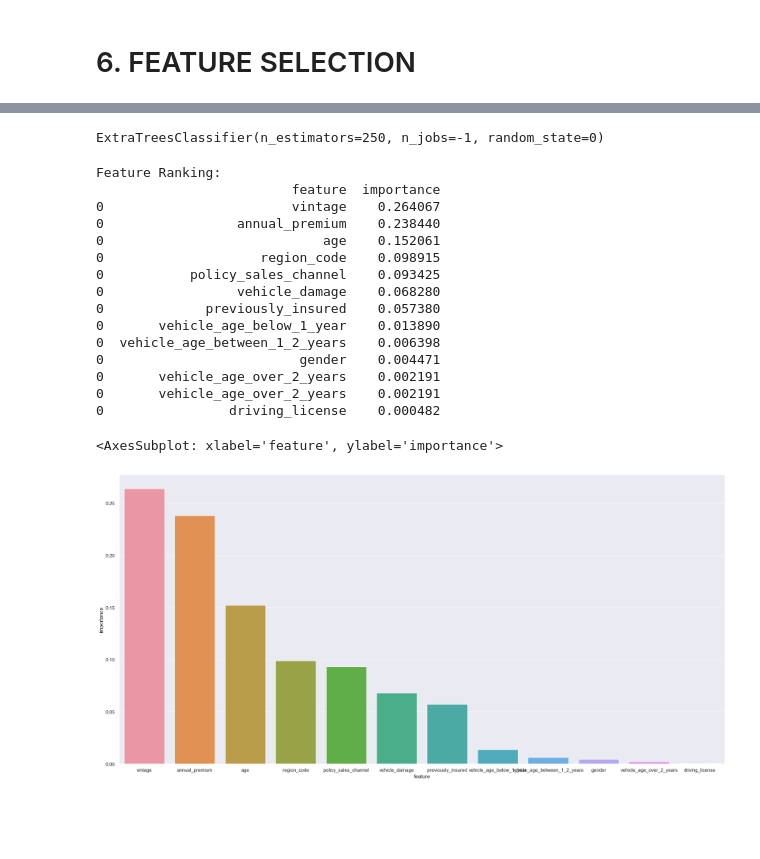
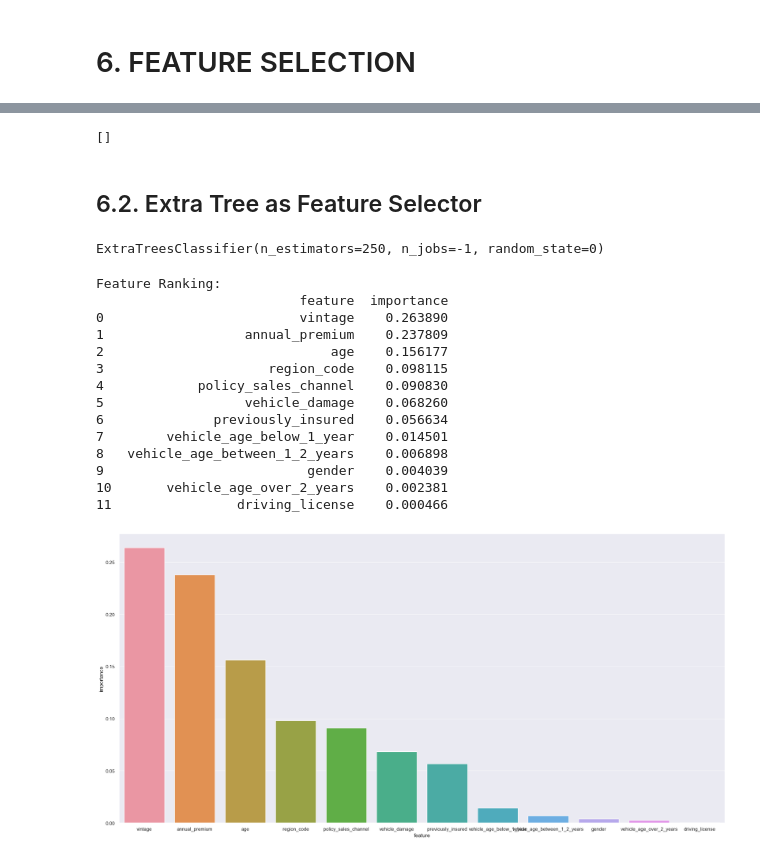
Before and after one commit to igormenesess/health_insurance_cross_sell, a Jupyter notebook: health_insurance_cross_sell.ipynb, the cells around one changed output, grey strips where cells are left out. Saved outputs shown, nothing was run; the diff lists cells and outputs as text; code cells hidden in the pictures; blank space fills up the shorter version.

```diff
--- a/health_insurance_cross_sell.ipynb
+++ b/health_insurance_cross_sell.ipynb
@@ -427,3 +474,10 @@ x_val = pd.get_dummies(x_val, prefix='vehicle_age', columns=['vehicle_age'])
+# %%
+cols_selected_boruta = x_train_n.iloc[:,boruta.support_.tolist()].columns.to_list()
+cols_selected_boruta
+# %% [output]
+[]
+# %% [markdown]
+## 6.2. Extra Tree as Feature Selector
 # %%
 # model definition
 forest = en.ExtraTreesClassifier(n_estimators=250, random_state=0, n_jobs=-1)
@@ -435,35 +485,33 @@ y_train_n = y_train.values
 forest.fit(x_train_n, y_train_n)
 # %% [output]
 ExtraTreesClassifier(n_estimators=250, n_jobs=-1, random_state=0)
-# %%
-importances = forest.feature_importances_
-std = np.std([tree.feature_importances_ for tree in forest.estimators_ ], axis=0)
-
-# Print the feature ranking
-print('Feature Ranking:')
-df_features = pd.DataFrame()
-for i, j  in zip(x_train_n, forest.feature_importances_):
-    aux = pd.DataFrame({'feature': i, 'importance': j}, index=[0])
-    df_features = pd.concat([df, aux], axis=0).sort_values('importance', ascending=False)
-print(df_features)
-
-# Plot the impurity-based feature importances of forest
-sns.barplot(x='feature', y='importance', data=df_features);
-# %% [output]
-Feature Ranking:
-                         feature  importance
-0                        vintage    0.264067
-0                 annual_premium    0.238440
-0                            age    0.152061
-0                    region_code    0.098915
-0           policy_sales_channel    0.093425
-0                 vehicle_damage    0.068280
-0             previously_insured    0.057380
-0       vehicle_age_below_1_year    0.013890
-0  vehicle_age_between_1_2_years    0.006398
-0                         gender    0.004471
-0       vehicle_age_over_2_years    0.002191
-0       vehicle_age_over_2_years    0.002191
-0                driving_license    0.000482
-<AxesSubplot: xlabel='feature', ylabel='importance'>
-[figure, removed]
+# %%
+importances = forest.feature_importances_
+std = np.std([tree.feature_importances_ for tree in forest.estimators_ ], axis=0)
+
+# Print the feature ranking
+print('Feature Ranking:')
+df_features = pd.DataFrame()
+for i, j  in zip(x_train_n, forest.feature_importances_):
+    aux = pd.DataFrame({'feature': i, 'importance': j}, index=[0])
+    df_features = pd.concat([df_features, aux], axis=0).sort_values('importance', ascending=False).reset_index(drop=True)
+print(df_features)
+
+# Plot the impurity-based feature importances of forest
+sns.barplot(x='feature', y='importance', data=df_features);
+# %% [output]
+Feature Ranking:
+                          feature  importance
+0                         vintage    0.263890
+1                  annual_premium    0.237809
+2                             age    0.156177
+3                     region_code    0.098115
+4            policy_sales_channel    0.090830
+5                  vehicle_damage    0.068260
+6              previously_insured    0.056634
+7        vehicle_age_below_1_year    0.014501
+8   vehicle_age_between_1_2_years    0.006898
+9                          gender    0.004039
+10       vehicle_age_over_2_years    0.002381
+11                driving_license    0.000466
+[figure, added]
```
Also changed, not shown: parts of 12 cells of this notebook.
